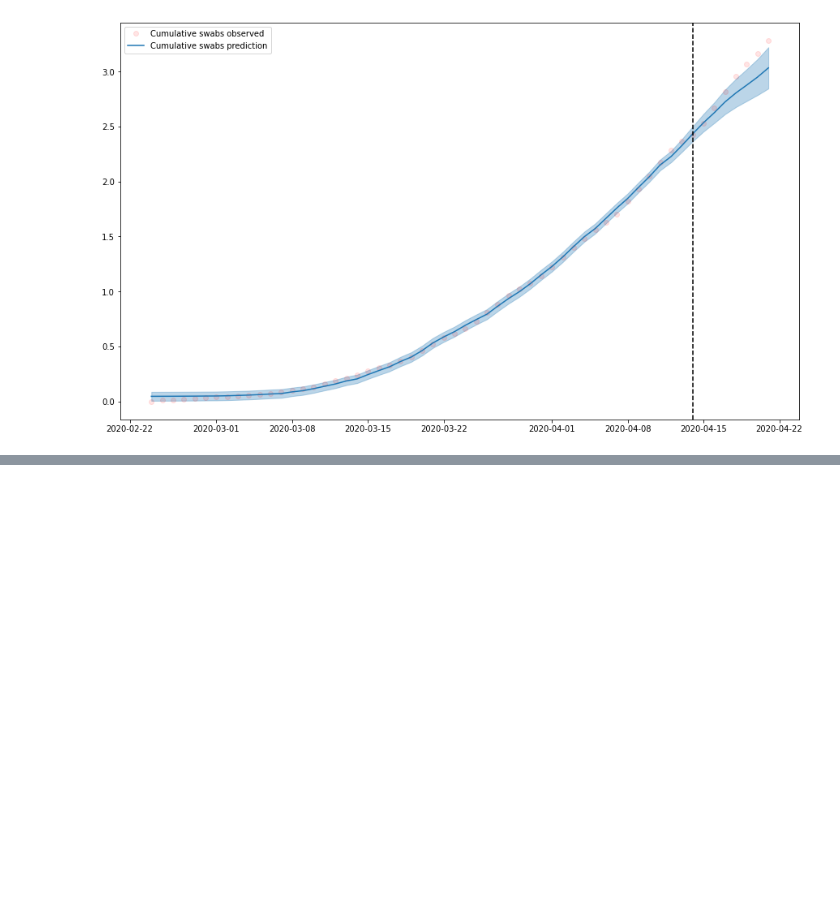
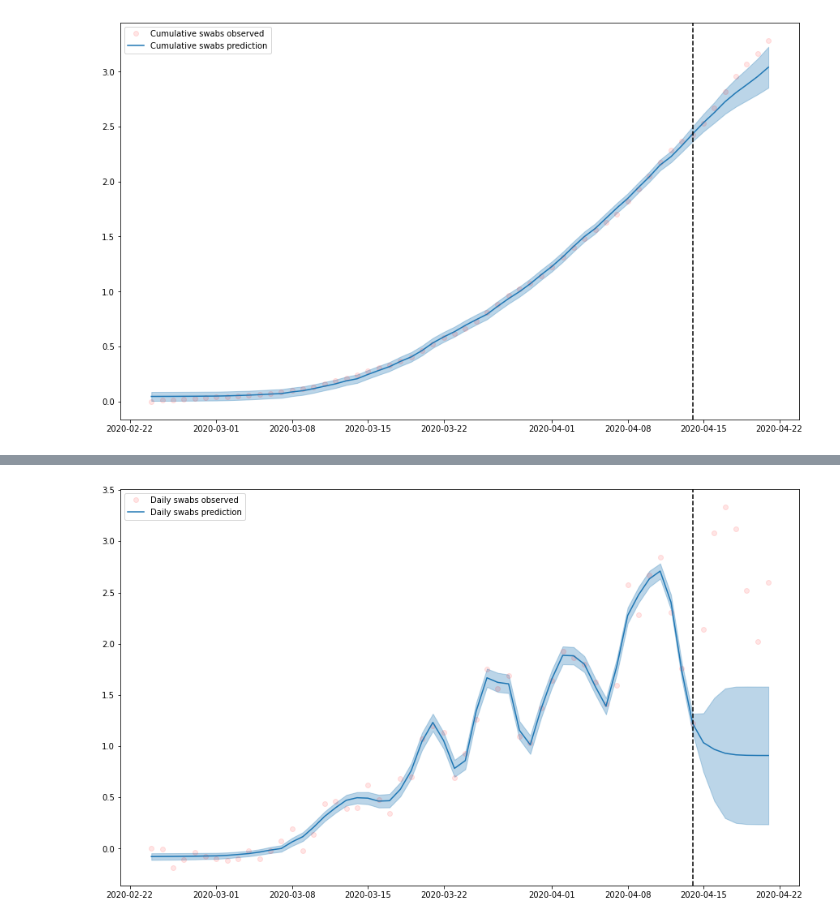
Before and after one commit to eferos93/statistical-machine-learning, a Jupyter notebook: homeworks/homework_05_gaussian_processes/homework05_Fabrici.ipynb, the cells around one changed output, grey strips where cells are left out. Cells and saved outputs as stored; diff of their text form; code cells hidden in the pictures; blank space fills up the shorter version.

```diff
--- a/homeworks/homework_05_gaussian_processes/homework05_Fabrici.ipynb
+++ b/homeworks/homework_05_gaussian_processes/homework05_Fabrici.ipynb
@@ -161,0 +178,12 @@ plot_predictions(gp_full, 'Cumulative swabs', y, X)
+# %%
+k1 = 50**2*RBF(length_scale=50.0)  # Long term trend
+
+# Create the regressor
+gp0 = GaussianProcessRegressor(kernel=k1, alpha=0.01,
+                               normalize_y=True,
+                               n_restarts_optimizer=3)
+gp0.fit(X_train, y_train)
+
+plot_predictions(gp0, "Daily swabs", y, X)
+# %% [output]
+[figure, added]
```
Also changed, not shown: parts of 11 cells of this notebook, 3 other files.
